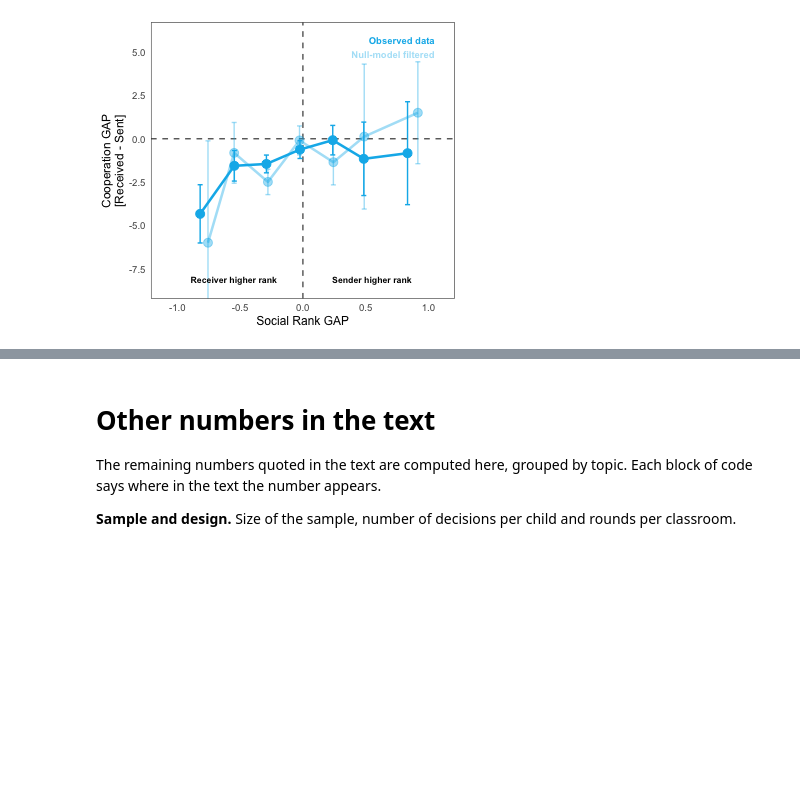
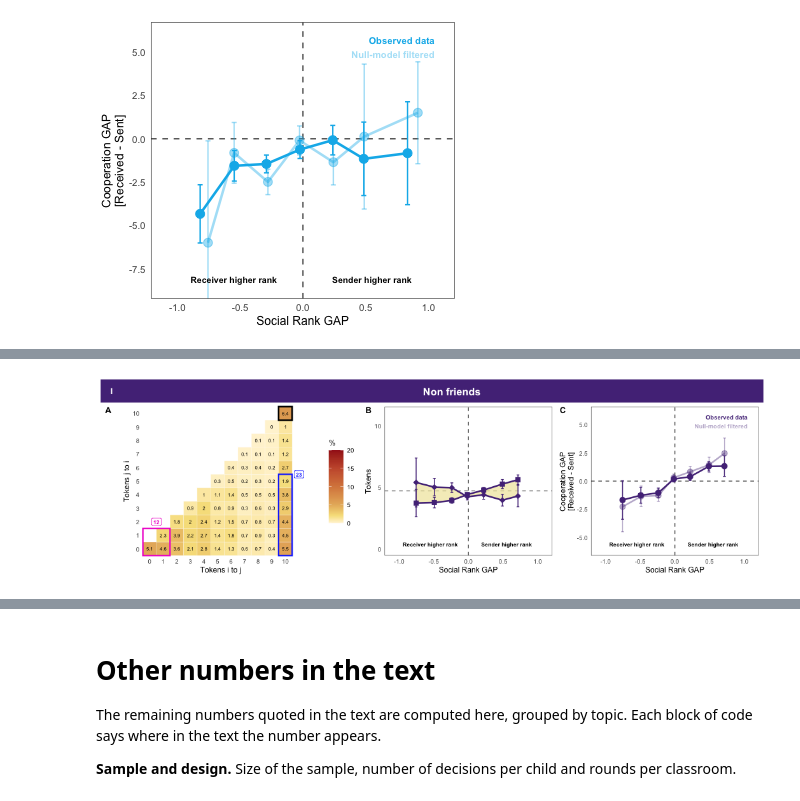
Before and after one commit to melanieoyarzun/patio-en-red, a Jupyter notebook: notebooks/main/02_main_results.ipynb, the cells around one changed output, grey strips where cells are left out. Saved outputs shown, nothing was run; the diff lists cells and outputs as text; code cells hidden in the pictures; blank space fills up the shorter version.

```diff
--- a/notebooks/main/02_main_results.ipynb
+++ b/notebooks/main/02_main_results.ipynb
@@ -1083,0 +1105,4 @@ figure3
+# %%
+figure3_rows[["I"]]
+# %% [output]
+[figure, added]
```
Also changed, not shown: parts of 9 cells of this notebook, 9 other files.
